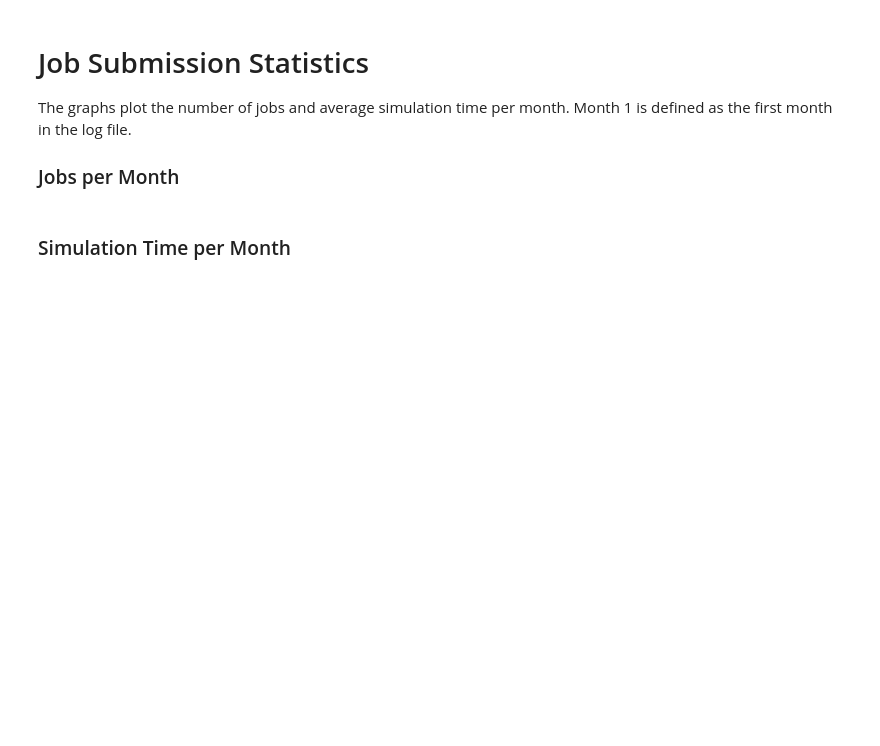
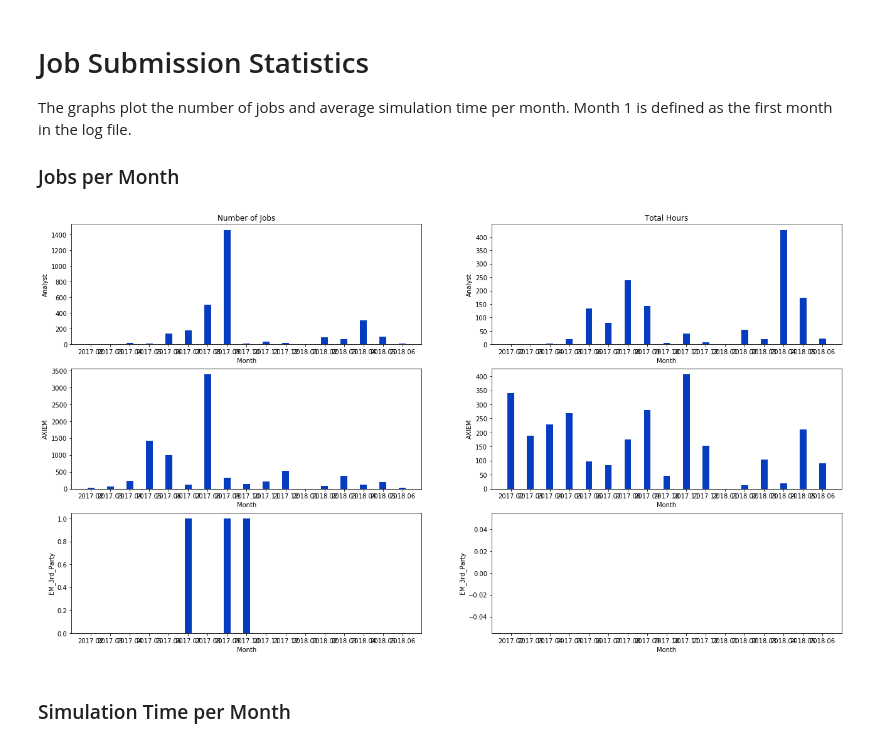
Before and after one commit to danecollins/awrjs, a Jupyter notebook: notebooks/Analyze_User_Log.ipynb, the cells around one changed output. Drawn from its saved outputs; the diff is of its cells as text; code cells hidden in the pictures; blank space fills up the shorter version.

```diff
--- a/notebooks/Analyze_User_Log.ipynb
+++ b/notebooks/Analyze_User_Log.ipynb
@@ -12,8 +14,8 @@ c_ana = '#EA3C00'
 # %%
-sim = js_pd.read_and_validate('/Users/dane//data/a/js/qorvo/2017-05-25_logs/dfw04.csv')
+sim = js_pd.read_and_validate('/Users/dane//data/a/js/output/awr_v14a.csv')
 
 # in this data set there are a couple of points in october we want to trim off
-sim = sim[sim.submitted_date >= '2017-02-01'].copy()
+sim = sim[sim.submitted_date >= '2017-01-01'].copy()
 summary = {}
 summary['start'] = sim.iloc[0].submitted_date
 summary['end'] = sim.iloc[len(sim)-1].submitted_date
@@ -24,11 +26,10 @@ summary['tot_hrs'] = int(sim.duration_m.sum() / 60.0)
 summary['big'] = sim.working_set.max() / 1000.
 summary['machines'] = len(sim.host.value_counts())
 # %%
-tmp = sim.convert_objects(convert_numeric=True) # this hoses exit_code
-tmp.exit_code = sim.exit_code
-sim = tmp
+# fix dates
 sim.submitted_date = pd.to_datetime(sim.submitted_date)
 sim.start_date = pd.to_datetime(sim.start_date)
+sim.wait_m = pd.to_numeric(sim.wait_m)
 # %%
 initial_month = sim.iloc[0].submitted_date.month
 initial_year  = sim.iloc[0].submitted_date.year
@@ -38,0 +47,5 @@ sim.columns
+# %%
+# some weird simulator names come in sometimes.  We only care about a few
+print(len(sim))
+sim = sim[sim.simulator.isin(['AXIEM', 'Analyst', 'EM_3rd_Party'])]
+print(len(sim))
@@ -67,38 +92,40 @@ The graphs plot the number of jobs and average simulation time per month.  Month
 # plt.subplot(211)
 # plt.bar(axiem, axiem, .8, color=c_xem)
 # plt.title('AXIEM Jobs Submitted per Month')
 # plt.ylabel('Number of Jobs')
 # plt.subplot(212)
 # plt.bar(analyst.index-0.4, analyst, .8, color=c_ana)
 # plt.title('Analyst Jobs Submitted per Month')
 # plt.xlabel('Months Since Start of Log')
 # plt.ylabel('Number of Jobs')
 # plt.show()
 
 em_pvt = pd.pivot_table(sim, index=['sub_month'], columns=['simulator'], values=['duration_m'],
                         aggfunc=[len, sum, np.mean], fill_value=0)
 em_pvt.head()
 #em_pvt['len', 'duration_m', 'AXIEM'].plot(kind='barh')
 num_sims = len(sim.simulator.unique())
 num_months = len(sim.sub_month.unique())
 
 
-fig, ax = plt.subplots(num_sims, 2, figsize=(14, 12))
+fig, ax = plt.subplots(num_sims, 2, figsize=(22, 12))
 for i, sim_name in enumerate(sim.simulator.unique()):
     ind = np.arange(num_months)
     ax[i, 0].bar(ind, em_pvt['len', 'duration_m', sim_name], width=0.35, color=c_xem)
     ax[i, 0].set(xlabel='Month',
-              ylabel='Numer of {} Jobs'.format(sim_name),
-              xticks=ind+.35/2,
+              ylabel='{}'.format(sim_name),
+              xticks=ind,
               xticklabels=em_pvt['len', 'duration_m', sim_name].index)
     ax[i, 1].bar(ind, em_pvt['sum', 'duration_m', sim_name]/60., width=0.35, color=c_xem)
     ax[i, 1].set(xlabel='Month',
-              ylabel='Total Hours of {} Jobs'.format(sim_name),
-              xticks=ind+.35/2,
+              ylabel='{}'.format(sim_name),
+              xticks=ind,
               xticklabels=em_pvt['sum', 'duration_m', sim_name].index)
 ax[0,0].set_title('Number of Jobs')
 ax[0,1].set_title('Total Hours')
 plt.show()
+# %% [output]
+[figure, added]
 # %% [markdown]
 ### Simulation Time per Month
 # %%
```
Also changed, not shown: parts of 20 cells of this notebook.
